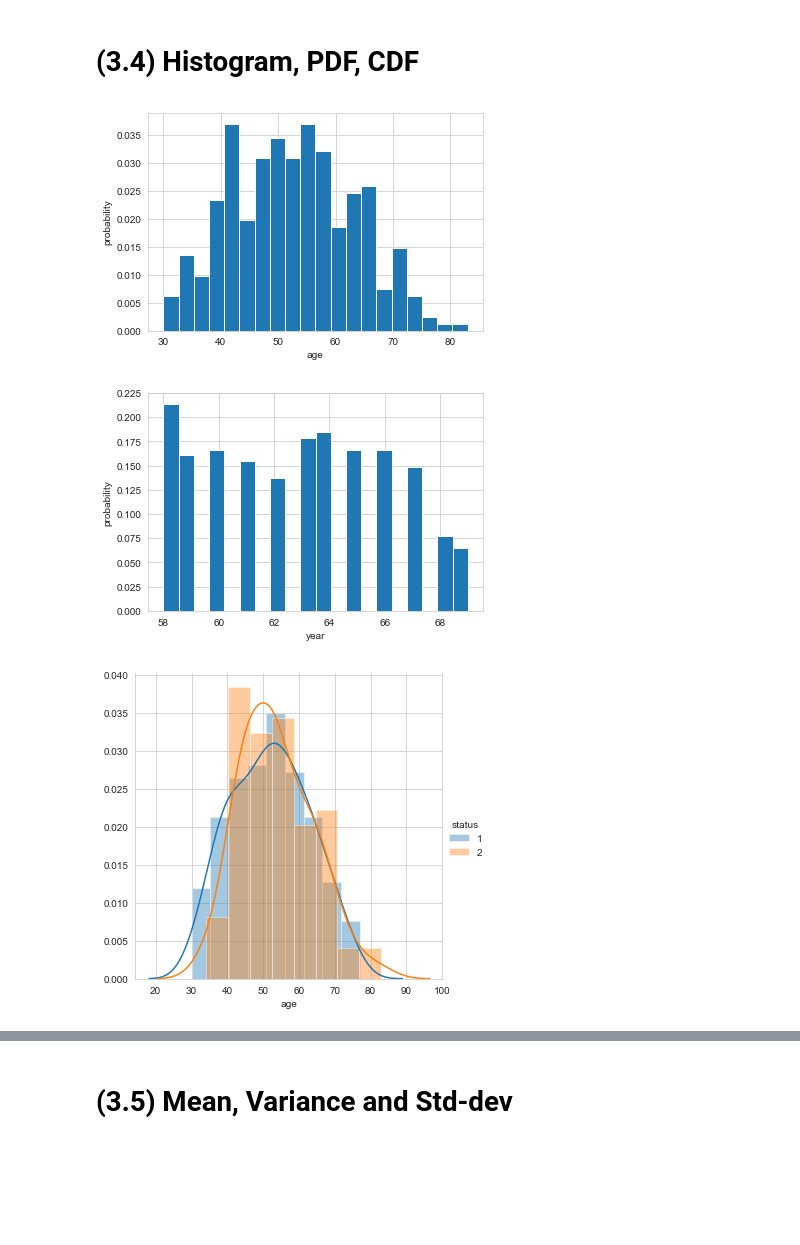
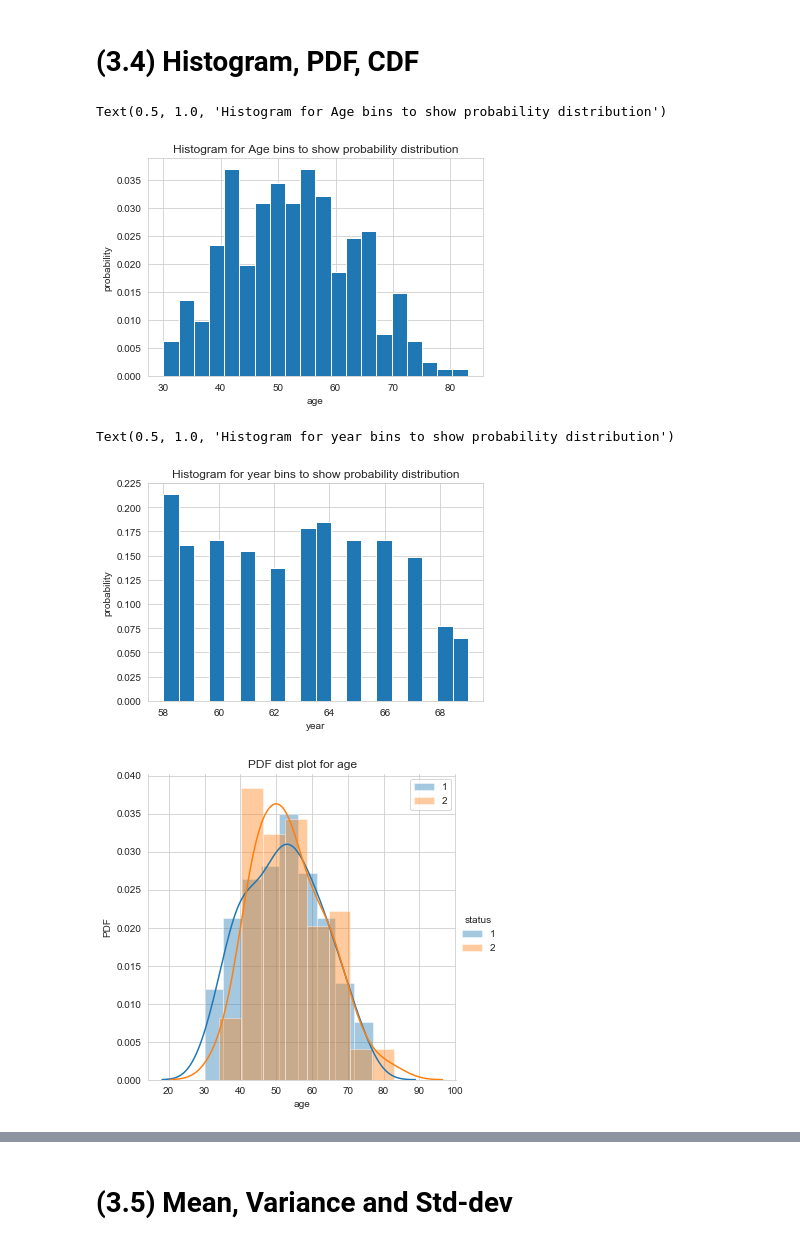
Before and after one commit to VipinJain1/VIP-Machine-Learning-Exercises-and-Practices, a Jupyter notebook: Exploratory Data Analysis_Haberman.ipynb, the cells around one changed output, grey strips where cells are left out. Cells and saved outputs as stored; diff of their text form; code cells hidden in the pictures; blank space fills up the shorter version.

```diff
--- a/Exploratory Data Analysis_Haberman.ipynb
+++ b/Exploratory Data Analysis_Haberman.ipynb
@@ -166,6 +170,7 @@ haberman_x = haberman['age']
 plt.hist(haberman_x, normed=True, bins=20)
 plt.xlabel('age');
 plt.ylabel('probability');
+plt.title('Histogram for Age bins to show probability distribution')
 
 #Disadvantages of 1-D scatter plot: Very hard to make sense af data points
 #are overlapping a lot.
@@ -174,7 +179,8 @@ plt.ylabel('probability');
 #to know PD/density between orange and green bar. PDF will show density of the data. PDF is smooth form of histogram.
 # PDF might be overlapping as well so I can get the data at % of probability say at 90% PD I have orange data points betwen 4 and 5.
 # %% [output]
+Text(0.5, 1.0, 'Histogram for Age bins to show probability distribution')
-[figure, old version]
+[figure, new version]
 # %%
 # histogram for feature year.
 import numpy as np
@@ -182,16 +188,21 @@ haberman_x = haberman['year']
 plt.hist(haberman_x, normed=True, bins=20)
 plt.xlabel('year');
 plt.ylabel('probability');
+plt.title('Histogram for year bins to show probability distribution')
 # %% [output]
+Text(0.5, 1.0, 'Histogram for year bins to show probability distribution')
-[figure, old version]
+[figure, new version]
 # %%
 # facetgrid is used if to plot dependencies on multiple graphs,might not be good if only you have one grap to plot.
 sns.FacetGrid(haberman, hue="status", height=5) \
    .map(sns.distplot, "age") \
    .add_legend();
+plt.ylabel('PDF')
+plt.legend()
+plt.title('PDF dist plot for age')
 plt.show();
 # %% [output]
-[figure, old version]
+[figure, new version]
 # %%
 sns.FacetGrid(haberman, hue="status", height=5) \
    .map(sns.distplot, "year") \
```
Also changed, not shown: parts of 10 cells of this notebook.
